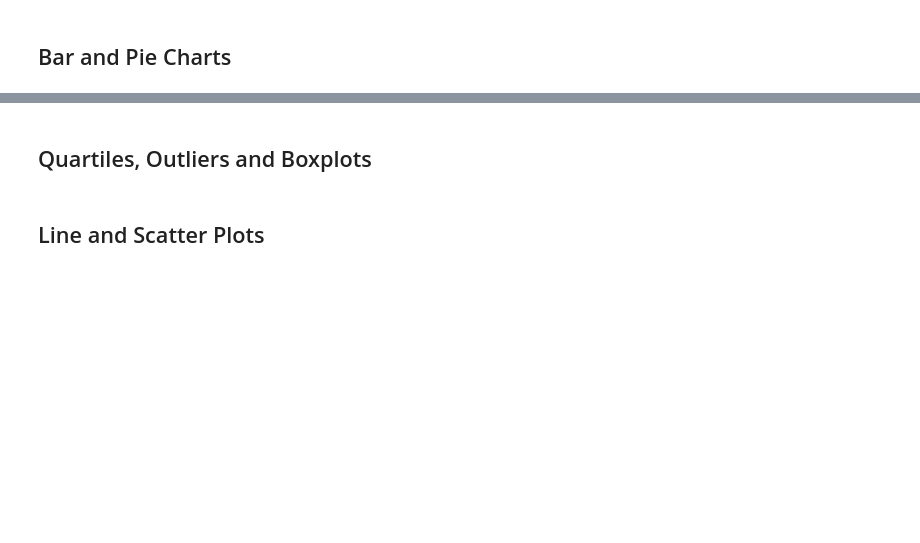
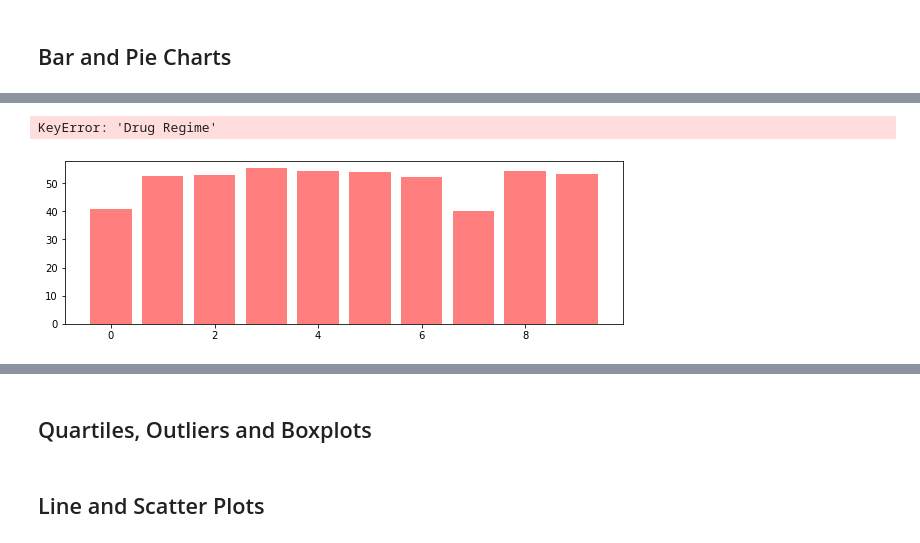
Before and after one commit to g8r1fl/matplotlib-challege, a Jupyter notebook: Pymaceuticals/pymaceuticals_starter.ipynb, the cells around one changed output, grey strips where cells are left out. Drawn from its saved outputs; the diff is of its cells as text; code cells hidden in the pictures; blank space fills up the shorter version.

```diff
--- a/Pymaceuticals/pymaceuticals_starter.ipynb
+++ b/Pymaceuticals/pymaceuticals_starter.ipynb
@@ -215,2 +200,16 @@ dtype: float64
+# %%
+# Generate a bar plot showing the total number of measurements taken on each drug regimen using pyplot.
+#     regimen = list(summary_df.keys())
+#     mean = list(summary_df['Mean'])
+#     med = list(summary_df['Median'])
+
+x_axis = np.arange(len(summary_df))
+tick_locations = [value for value in x_axis]
+plt.figure(figsize=(10,3))
+plt.bar(x_axis, summary_df["Mean"], color='r', alpha=0.5, align="center")
+plt.xticks(tick_locations, summary_df["Drug Regime"])
+# %% [output]
+KeyError: 'Drug Regime'
+[figure, added]
 # %%
 # Generate a pie plot showing the distribution of female versus male mice using pandas
```
Also changed, not shown: parts of 13 cells of this notebook.
